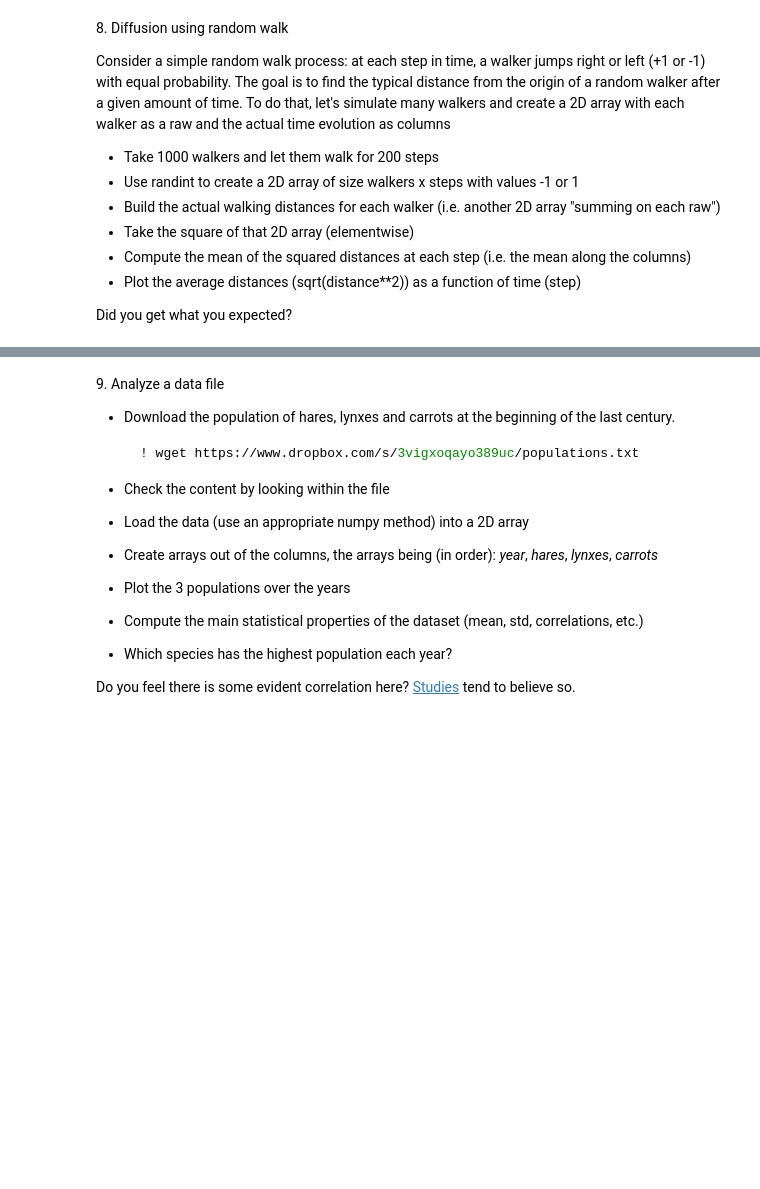
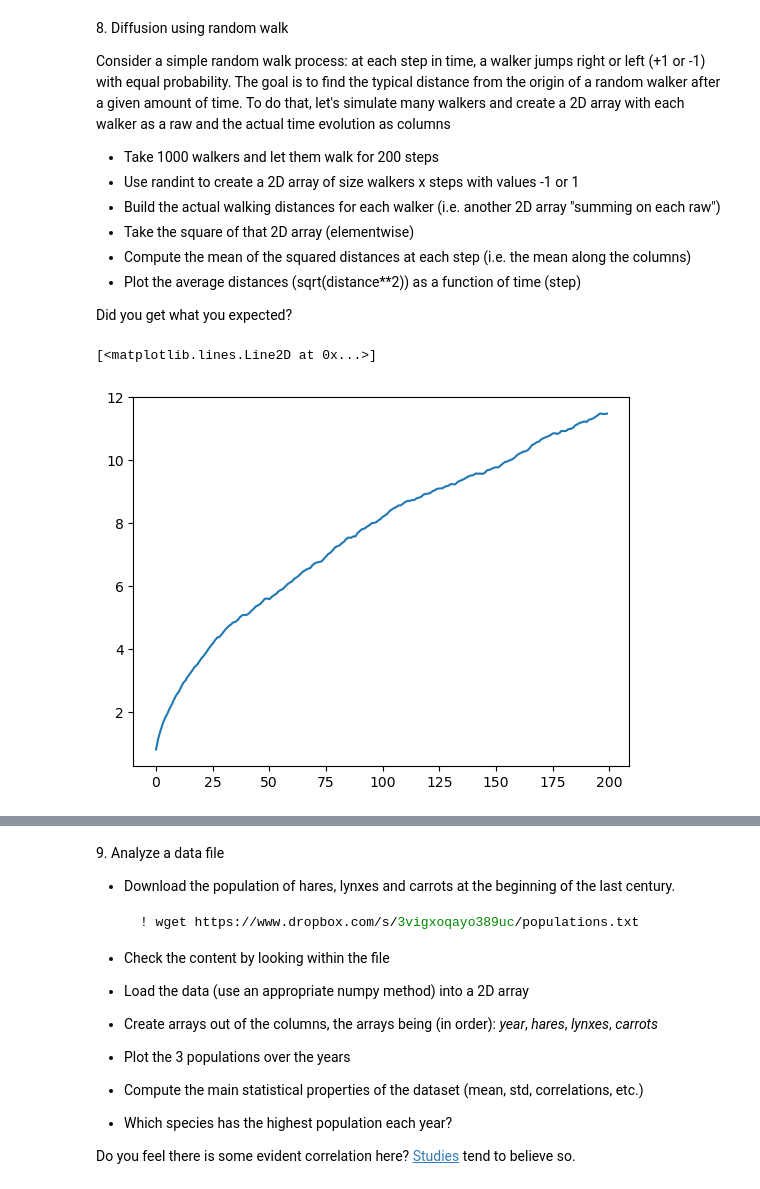
Before and after one commit to pietrobernard/LaboratoryOfComputationalPhysics_Y6, a Jupyter notebook: 04ex_Numpy.ipynb, the cells around one changed output, grey strips where cells are left out. Drawn from its saved outputs; the diff is of its cells as text; code cells hidden in the pictures; blank space fills up the shorter version.

```diff
--- a/04ex_Numpy.ipynb
+++ b/04ex_Numpy.ipynb
@@ -21,3 +39,6 @@ Do this in the following ways:
    * Using the function outer in numpy
    * Using a nested for loop or list comprehension
    * Using numpy broadcasting operatoins
+# %%
+u = np.array([1,3,5,7])
+v = np.array([2,4,6,8])
@@ -23,0 +54,10 @@ Do this in the following ways:
+# %%
+# outer product via nested loop
+outp_my_loop = []
+for i in range(len(u)):
+    prods = []
+    for j in range(len(v)):
+        prods.append(u[i]*v[j])
+    outp_my_loop.append(prods)
+outp_my_loop = np.array(outp_my_loop)
+print(outp_my_loop)
@@ -69,3 +326,24 @@ To do that, let's simulate many walkers and create a 2D array with each walker a
   * Plot the average distances (sqrt(distance\*\*2)) as a function of time (step)
 
 Did you get what you expected?
+# %%
+steps = np.random.randint(low=-1,high=2,size=(1000,200))
+distances = []
+distances_squared = []
+for i in range(0,1000,1):
+    dst_i = [steps[i,0]]
+    for j in range(1,200,1):
+        dst_i.append(steps[i,j]+dst_i[j-1])
+    distances.append(dst_i)
+    distances_squared.append(np.array(dst_i)*np.array(dst_i))
+
+# computing
+distances = np.array(distances).reshape((1000,200))
+distances_squared = np.array(distances_squared).reshape((1000,200))
+col_means = distances_squared.mean(axis=0)
+
+# plotting
+plt.plot(np.arange(0,200,1), np.sqrt(col_means))
+# %% [output]
+[<matplotlib.lines.Line2D at 0x...>]
+[figure, added]
```
Also changed, not shown: parts of 21 cells of this notebook, 5 other files.
